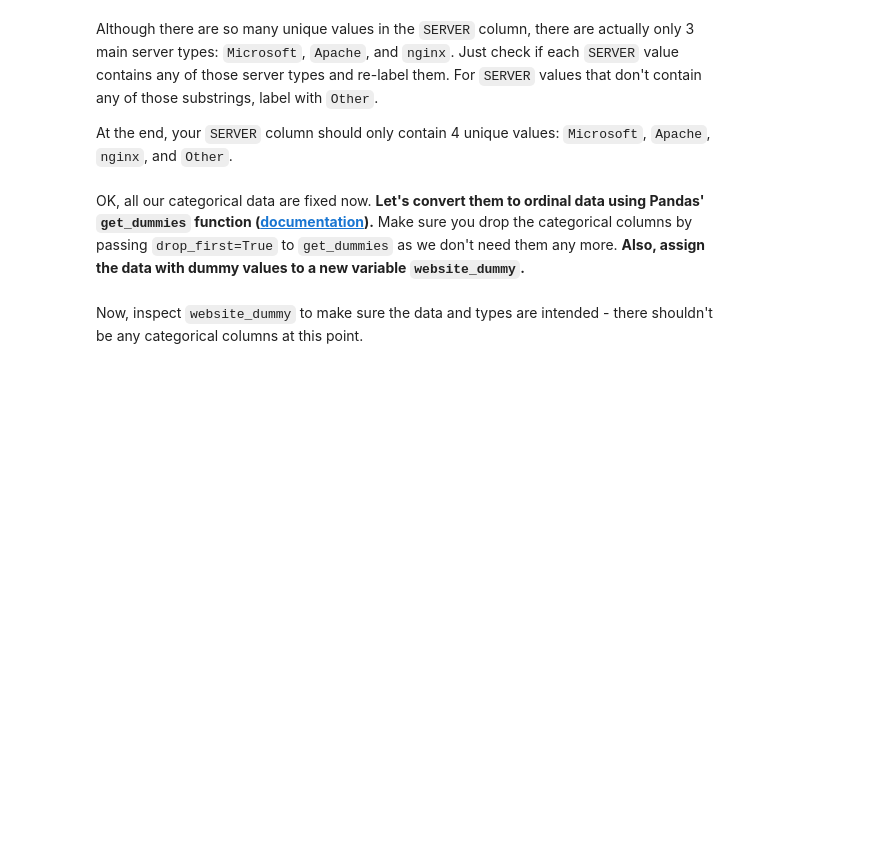
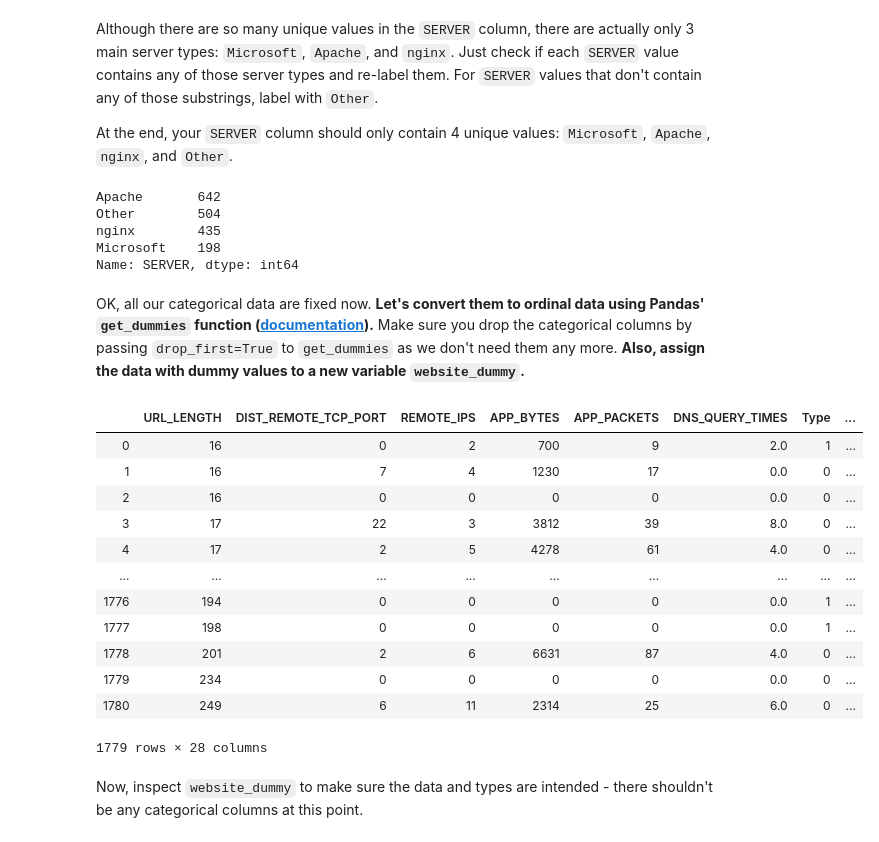
Before and after one commit to paoloironhack/data_analytics062020, a Jupyter notebook: labs/module_3/Supervised-Learning/your-code/main.ipynb, the cells around one changed output. Saved outputs shown, nothing was run; the diff lists cells and outputs as text; code cells hidden in the pictures; blank space fills up the shorter version.

```diff
--- a/labs/module_3/Supervised-Learning/your-code/main.ipynb
+++ b/labs/module_3/Supervised-Learning/your-code/main.ipynb
@@ -130,3 +311,6 @@ The `WHOIS_COUNTRY` column happens to be this case. You can verify it by print a
+# %%
+# Your code here
+websites['WHOIS_COUNTRY'] = np.where(websites['WHOIS_COUNTRY'].isin(['US','None','CA','ES','AU','UK','PA','JP','CN','IN']),websites['WHOIS_COUNTRY'], 'OTHER')
 # %% [markdown]
 Now since `WHOIS_COUNTRY` has been re-labelled, we don't need `WHOIS_STATEPRO` any more because the values of the states or provinces may not be relevant any more. We'll drop this column.
 
@@ -135,6 +319,7 @@ In addition, we will also drop `WHOIS_REGDATE` and `WHOIS_UPDATED_DATE`. These a
 #### In the next cell, drop `['WHOIS_STATEPRO', 'WHOIS_REGDATE', 'WHOIS_UPDATED_DATE']`.
 # %%
 # Your code here
+websites.drop(['WHOIS_STATEPRO', 'WHOIS_REGDATE', 'WHOIS_UPDATED_DATE'],axis=1, inplace=True)
 # %% [markdown]
 # Challenge 5 - Handle Remaining Categorical Data & Convert to Ordinal
 
@@ -145,6 +344,7 @@ Now print the `dtypes` of the data again. Besides `WHOIS_COUNTRY` which we alrea
 #### `URL` is easy. We'll simply drop it because it has too many unique values that there's no way for us to consolidate.
 # %%
 # Your code here
+websites.drop(['URL'],axis=1, inplace=True)
 # %% [markdown]
 #### Print the unique value counts of `CHARSET`. You see there are only a few unique values. So we can keep it as it is.
 # %%
@@ -166,9 +391,46 @@ At the end, your `SERVER` column should only contain 4 unique values: `Microsoft
+# %%
+# Your code here
+#websites['SERVER'] = np.where(websites['SERVER'].isin(['Apache','nginx','Microsoft-HTTPAPI/']),websites['SERVER'], 'OTHER')
+def name_server(x):
+    servers = ['Microsoft', 'Apache', 'nginx']
+    for i in servers:
+        if str(x).find(i) >= 0:
+            y = i
+            return y
+        else:
+            continue
+    return 'Other'
+
+websites.SERVER = websites.SERVER.apply(name_server)
 # %%
 # Count `SERVER` value counts here
+websites['SERVER'].value_counts()
+# %% [output]
+Apache       642
+Other        504
+nginx        435
+Microsoft    198
+Name: SERVER, dtype: int64
 # %% [markdown]
 OK, all our categorical data are fixed now. **Let's convert them to ordinal data using Pandas' `get_dummies` function ([documentation](https://pandas.pydata.org/pandas-docs/stable/generated/pandas.get_dummies.html)).** Make sure you drop the categorical columns by passing `drop_first=True` to `get_dummies` as we don't need them any more. **Also, assign the data with dummy values to a new variable `website_dummy`.**
 # %%
 # Your code here
+website_dummy=pd.get_dummies(websites, drop_first=True)
+website_dummy
+# %% [output]
+|  | URL_LENGTH | DIST_REMOTE_TCP_PORT | REMOTE_IPS | APP_BYTES | APP_PACKETS | DNS_QUERY_TIMES | Type | ... |
+| 0 | 16 | 0 | 2 | 700 | 9 | 2.0 | 1 | ... |
+| 1 | 16 | 7 | 4 | 1230 | 17 | 0.0 | 0 | ... |
+| 2 | 16 | 0 | 0 | 0 | 0 | 0.0 | 0 | ... |
+| 3 | 17 | 22 | 3 | 3812 | 39 | 8.0 | 0 | ... |
+| 4 | 17 | 2 | 5 | 4278 | 61 | 4.0 | 0 | ... |
+| ... | ... | ... | ... | ... | ... | ... | ... | ... |
+| 1776 | 194 | 0 | 0 | 0 | 0 | 0.0 | 1 | ... |
+| 1777 | 198 | 0 | 0 | 0 | 0 | 0.0 | 1 | ... |
+| 1778 | 201 | 2 | 6 | 6631 | 87 | 4.0 | 0 | ... |
+| 1779 | 234 | 0 | 0 | 0 | 0 | 0.0 | 0 | ... |
+| 1780 | 249 | 6 | 11 | 2314 | 25 | 6.0 | 0 | ... |
+1779 rows × 28 columns
 # %% [markdown]
 Now, inspect `website_dummy` to make sure the data and types are intended - there shouldn't be any categorical columns at this point.
 # %%
```
Also changed, not shown: parts of 48 cells of this notebook.
